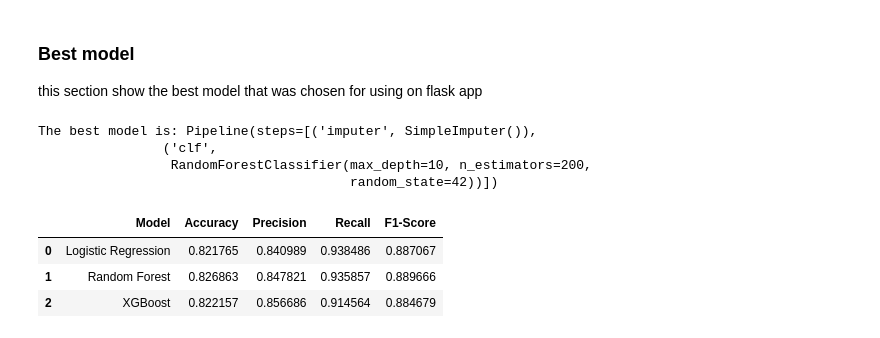
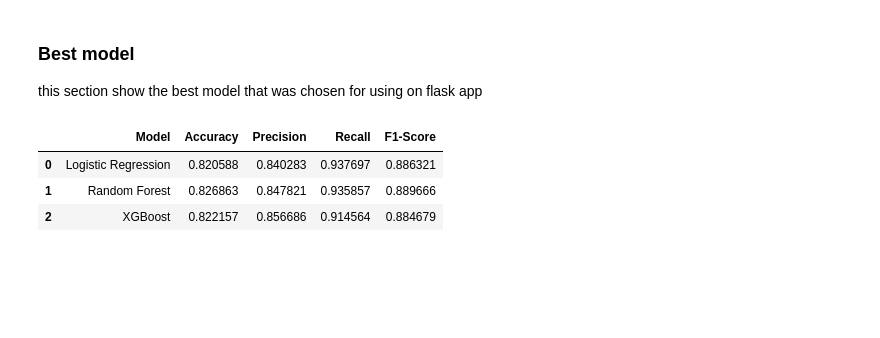
Before and after one commit to Bryne-Ra/legendary-meme, a Jupyter notebook: starbucks_notebook.ipynb, the cells around one changed output. Saved outputs shown, nothing was run; the diff lists cells and outputs as text; code cells hidden in the pictures; blank space fills up the shorter version.

```diff
--- a/starbucks_notebook.ipynb
+++ b/starbucks_notebook.ipynb
@@ -762,43 +802,56 @@ param_grid_xgb = {
     'clf__max_depth': [3, 5],
     'clf__learning_rate': [0.01, 0.1]
 }
+
+# Define pipelines for each model
+pipeline_lr = Pipeline([
+    ('imputer', SimpleImputer(strategy='mean')),  # Added to handle NaN
+    ('scaler', StandardScaler()),
+    ('clf', LogisticRegression(max_iter=300, random_state=42))
+])
+
+pipeline_rf = Pipeline([
+    ('imputer', SimpleImputer(strategy='mean')),  # Added to handle NaN
+    ('clf', RandomForestClassifier(random_state=42))
+])
+
+pipeline_xgb = Pipeline([
+    ('imputer', SimpleImputer(strategy='mean')),  # Added to handle NaN
+    ('clf', XGBClassifier(random_state=42, eval_metric='logloss'))
+])
 
 # Logistic Regression
 grid_lr = GridSearchCV(pipeline_lr, param_grid_lr, cv=3, scoring='accuracy', n_jobs=-1)
 grid_lr.fit(X_train, y_train)
 y_pred_lr = grid_lr.predict(X_test)
 results_grid_search['Accuracy'].append(accuracy_score(y_test, y_pred_lr))
 results_grid_search['Precision'].append(precision_score(y_test, y_pred_lr))
 results_grid_search['Recall'].append(recall_score(y_test, y_pred_lr))
 results_grid_search['F1-Score'].append(f1_score(y_test, y_pred_lr))
 
 # Random Forest
 grid_rf = GridSearchCV(pipeline_rf, param_grid_rf, cv=3, scoring='accuracy', n_jobs=-1)
 grid_rf.fit(X_train, y_train)
 y_pred_rf = grid_rf.predict(X_test)
 results_grid_search['Accuracy'].append(accuracy_score(y_test, y_pred_rf))
 results_grid_search['Precision'].append(precision_score(y_test, y_pred_rf))
 results_grid_search['Recall'].append(recall_score(y_test, y_pred_rf))
 results_grid_search['F1-Score'].append(f1_score(y_test, y_pred_rf))
 
 # XGBoost
 grid_xgb = GridSearchCV(pipeline_xgb, param_grid_xgb, cv=3, scoring='accuracy', n_jobs=-1)
 grid_xgb.fit(X_train, y_train)
 y_pred_xgb = grid_xgb.predict(X_test)
 results_grid_search['Accuracy'].append(accuracy_score(y_test, y_pred_xgb))
 results_grid_search['Precision'].append(precision_score(y_test, y_pred_xgb))
 results_grid_search['Recall'].append(recall_score(y_test, y_pred_xgb))
 results_grid_search['F1-Score'].append(f1_score(y_test, y_pred_xgb))
 
 # Create a DataFrame to display the results
 results_grid_search_df = pd.DataFrame(results_grid_search)
 results_grid_search_df
 # %% [output]
-The best model is: Pipeline(steps=[('imputer', SimpleImputer()),
-                ('clf',
-                 RandomForestClassifier(max_depth=10, n_estimators=200,
-                                        random_state=42))])
 |  | Model | Accuracy | Precision | Recall | F1-Score |
-| 0 | Logistic Regression | 0.821765 | 0.840989 | 0.938486 | 0.887067 |
+| 0 | Logistic Regression | 0.820588 | 0.840283 | 0.937697 | 0.886321 |
 | 1 | Random Forest | 0.826863 | 0.847821 | 0.935857 | 0.889666 |
 | 2 | XGBoost | 0.822157 | 0.856686 | 0.914564 | 0.884679 |
```
Also changed, not shown: parts of 14 cells of this notebook.
